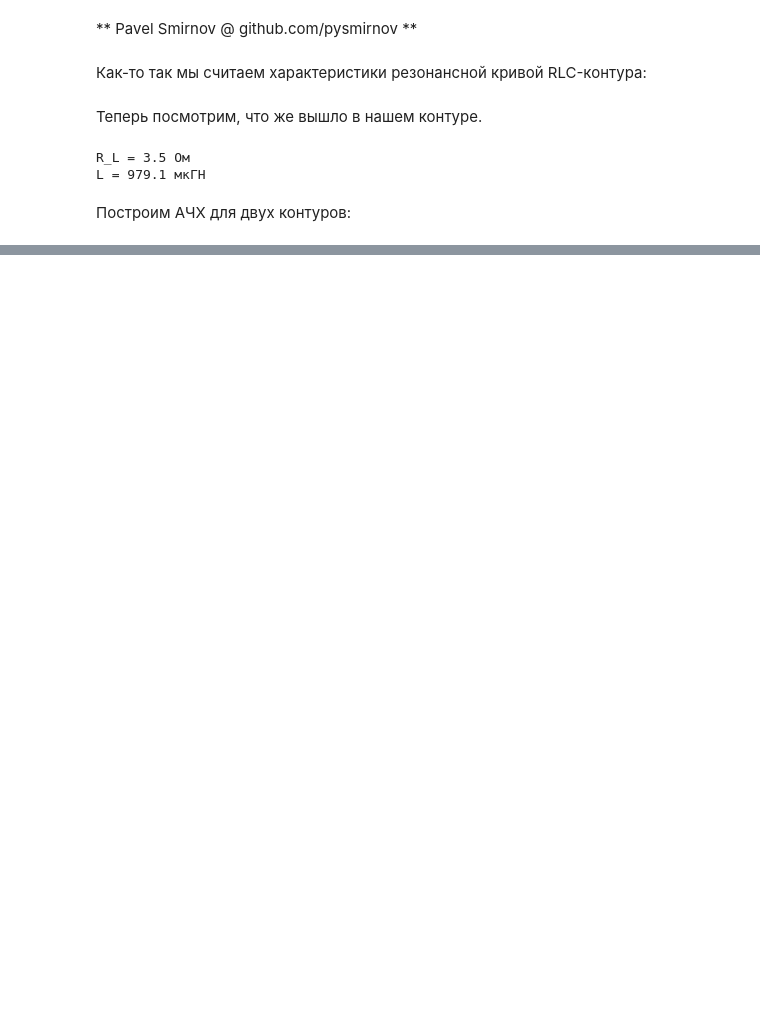
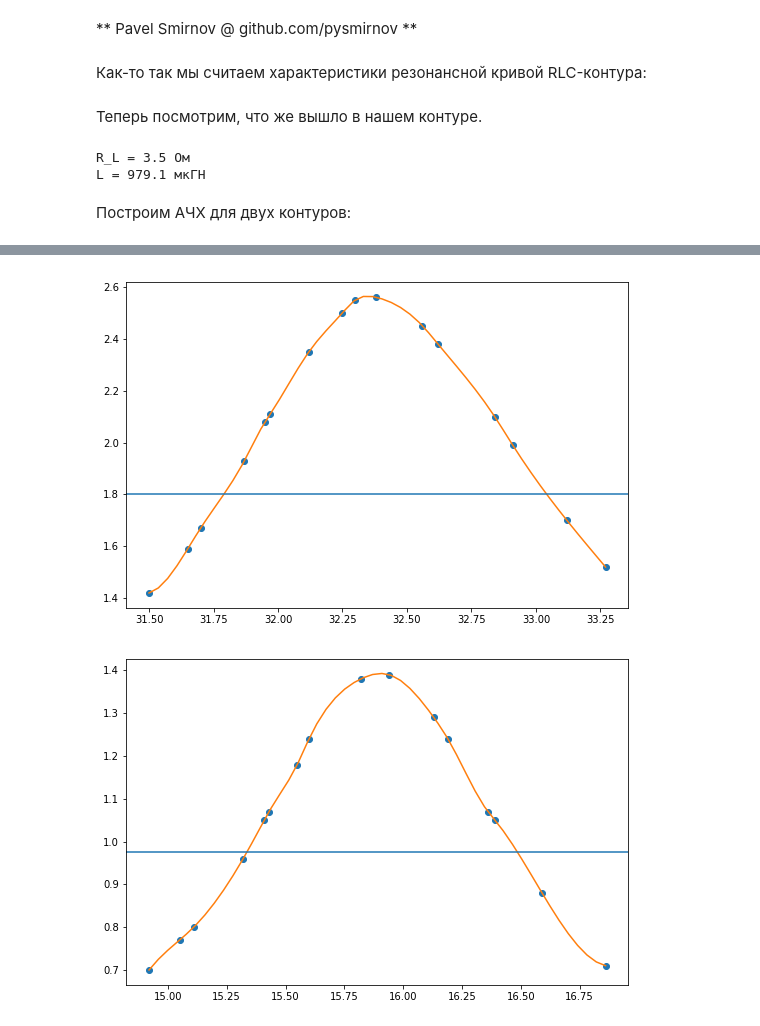
Before and after one commit to Andy683/genphys.labs, a Jupyter notebook: 3.122/3.122.ipynb, the cells around one changed output, grey strips where cells are left out. Drawn from its saved outputs; the diff is of its cells as text; code cells hidden in the pictures; blank space fills up the shorter version.

Commit message:
3.122: cubic interpolation

```diff
--- a/3.122/3.122.ipynb
+++ b/3.122/3.122.ipynb
@@ -97,0 +98,25 @@ plt.show()
+# %%
+from scipy.interpolate import interp1d
+import pylab
+
+pylab.rcParams['figure.figsize'] = (9.0, 6.0)
+
+def pltinp(x,y, lbl):
+    # f = interp1d(x, y)
+    f2 = interp1d(x, y, kind='cubic')
+
+    xnew = np.linspace(np.min(x),np.max(x),50)
+    plt.plot(x, y, 'o', xnew, f2(xnew), label = lbl)
+    #print(xnew)
+    #print(f2(xnew))
+
+pltinp(data[:,0],data[:,1],'sas')
+plt.axhline(data[0,1]/math.sqrt(2))
+plt.show()
+
+pltinp(data[:,2],data[:,3],'sas')
+plt.axhline(data[0,3]/math.sqrt(2))
+plt.show()
+# %% [output]
+[figure, added]
+[figure, added]
```
Also changed, not shown: parts of 2 cells of this notebook, 2 other files.
